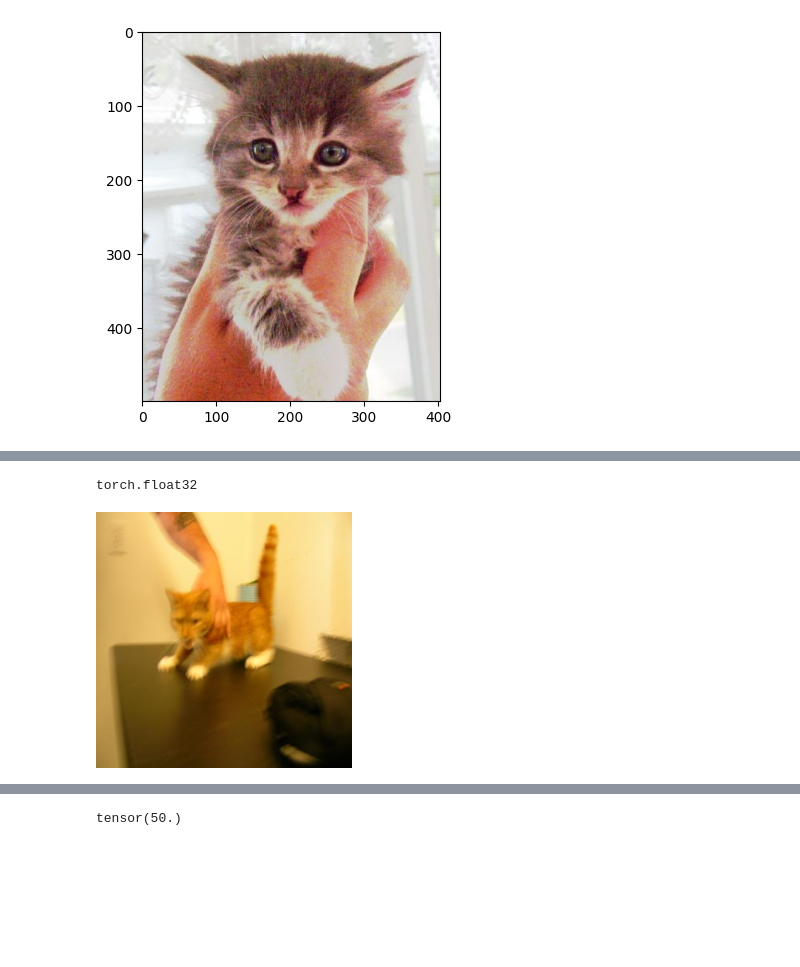
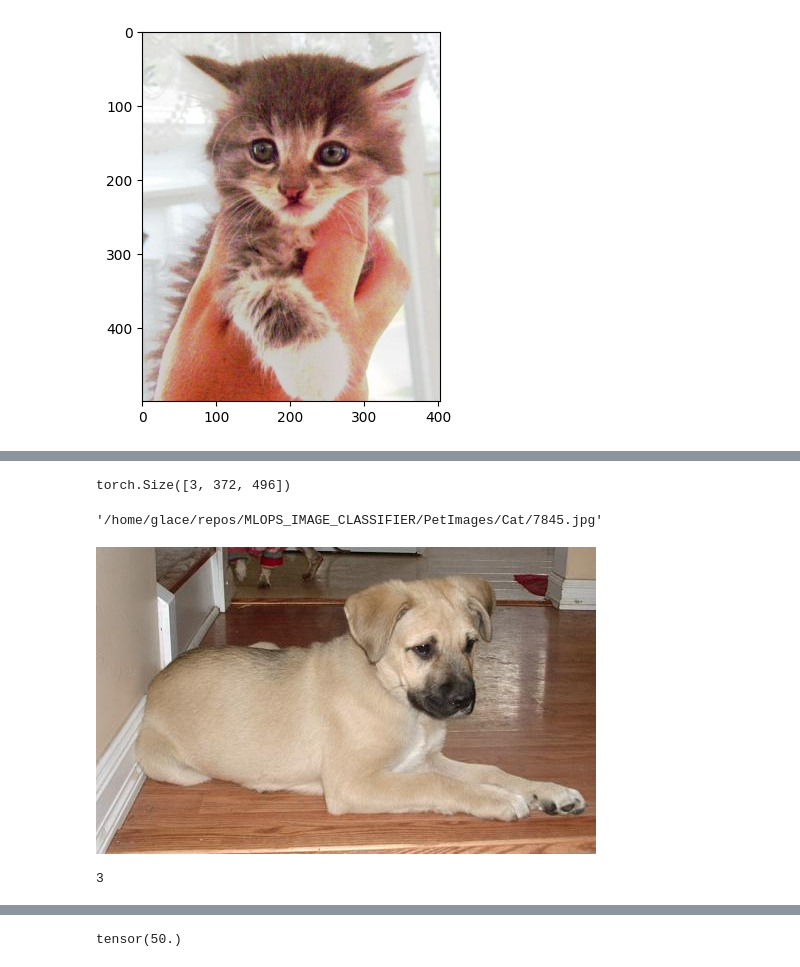
Before and after one commit to Hosseini1373/MLOPS_IMAGE_CLASSIFIER, a Jupyter notebook: models/testing.ipynb, the cells around one changed output, grey strips where cells are left out. Drawn from its saved outputs; the diff is of its cells as text; code cells hidden in the pictures; blank space fills up the shorter version.

```diff
--- a/models/testing.ipynb
+++ b/models/testing.ipynb
@@ -71,0 +167,9 @@ from torchvision.transforms.v2 import Resize
+# %%
+a = dset()
+# %%
+for i, path in enumerate(a.file_paths):
+    img = PIL.Image.open(path)
+    if type(img) is not PIL.JpegImagePlugin.JpegImageFile:
+        print(i, path)
+    if img.mode == "L" or img.mode == "LA":
+        print("GREYSCALE", i)
@@ -72,22 +211,22 @@ from torchvision.transforms.v2 import Resize
 # %%
 def get_img(path):
-    #.to(torch.half)
-    return Resize((256,256), antialias=True)(read_image(path)) / 255
-
+    #dog 11702, cat 666 corrupted
+    img = PIL.Image.open(path).convert("RGB")
+    tensor = F.to_tensor(img) / 255
+    return Resize((256,256), antialias=True)(tensor)
 
 def produce_labels(paths):
     data = []
-    for path in P:
+    for path in paths:
         if re.search("cat", path, flags=re.IGNORECASE):
             data.append(0)
         else:
             data.append(1)
     return data
 
-
 class dset(Dataset):
-    def __init__(self, transform=None):
-        self.file_paths = glob.glob("/mnt/c/Users/Glenn/Downloads/archive/PetImages/*/*")
+    def __init__(self):
+        self.file_paths = glob.glob("/home/glace/repos/MLOPS_IMAGE_CLASSIFIER/PetImages/*/*")
         self.labels = produce_labels(self.file_paths)
 
     def __len__(self):
@@ -122,10 +273,20 @@ k.file_paths
+# %%
+k = dset(transform=Resize((256, 256), antialias=True))
 # %%
 from torchvision.transforms.v2 import ToPILImage
+# %%
+f.to_tensor(PIL.Image.open(k.file_paths[0])).shape
+# %% [output]
+torch.Size([3, 372, 496])
 # %%
-k.__getitem__(0)[0].dtype
+k.file_paths[0]
 # %% [output]
-torch.float32
+'/home/glace/repos/MLOPS_IMAGE_CLASSIFIER/PetImages/Cat/7845.jpg'
 # %%
-ToPILImage()(k.__getitem__(0)[0])
+ ToPILImage()(k.__getitem__(20696)[0])
 # %% [output]
-[figure, old version]
+[figure, new version]
+# %%
+len((391, 500, 3))
+# %% [output]
+3
```
Also changed, not shown: parts of 29 cells of this notebook, 1 other file.
